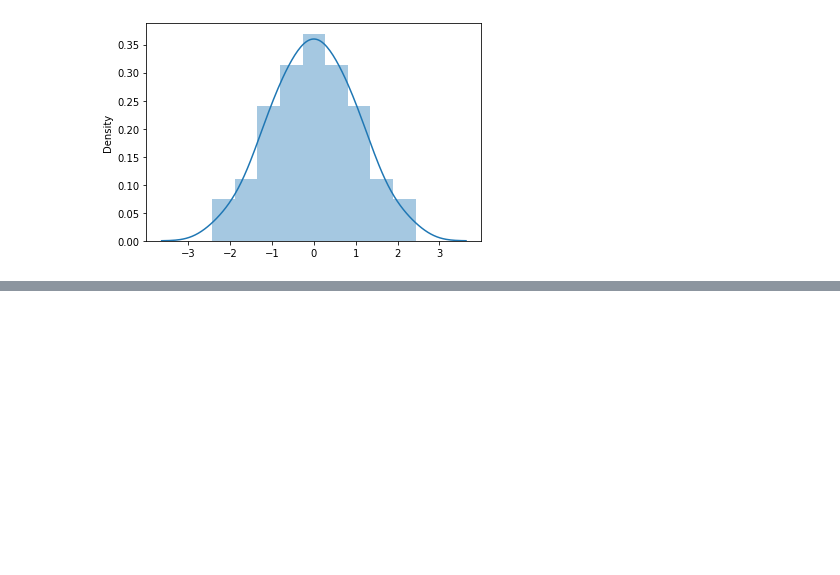
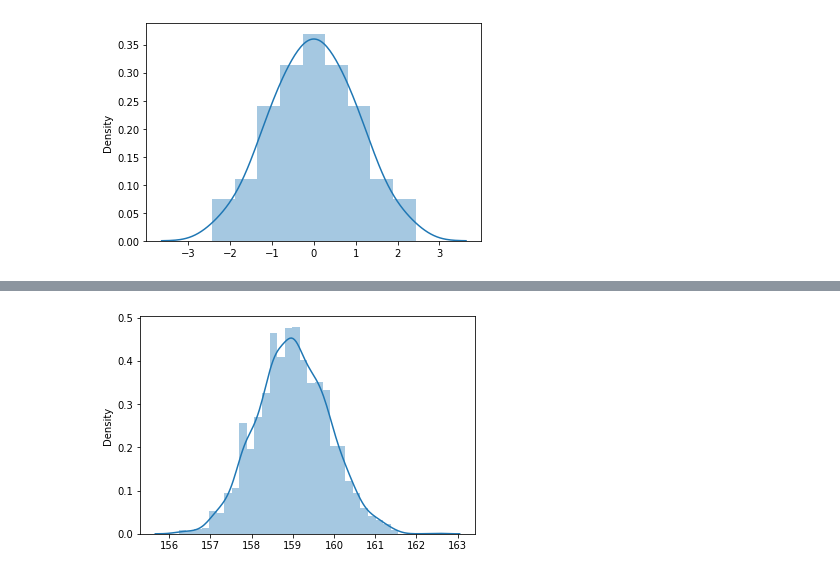
Before and after one commit to miller00315/estatistica_machine_learning, a Jupyter notebook: distribuicoes.ipynb, the cells around one changed output, grey strips where cells are left out. Cells and saved outputs as stored; diff of their text form; code cells hidden in the pictures; blank space fills up the shorter version.

```diff
--- a/distribuicoes.ipynb
+++ b/distribuicoes.ipynb
@@ -188,0 +208,4 @@ sns.distplot(data_standard);
+# %%
+sns.distplot(medians);
+# %% [output]
+[figure, added]
```
Also changed, not shown: parts of 5 cells of this notebook.
